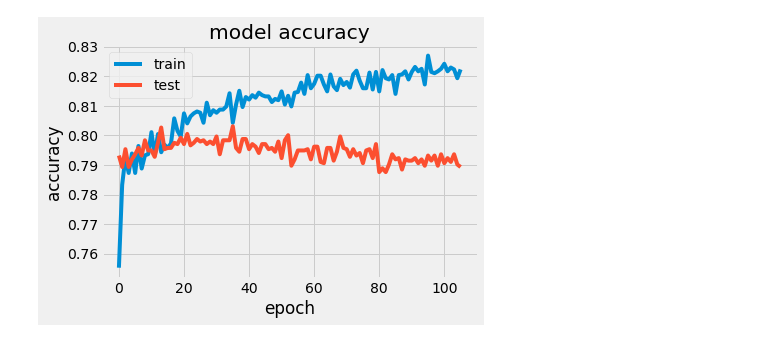
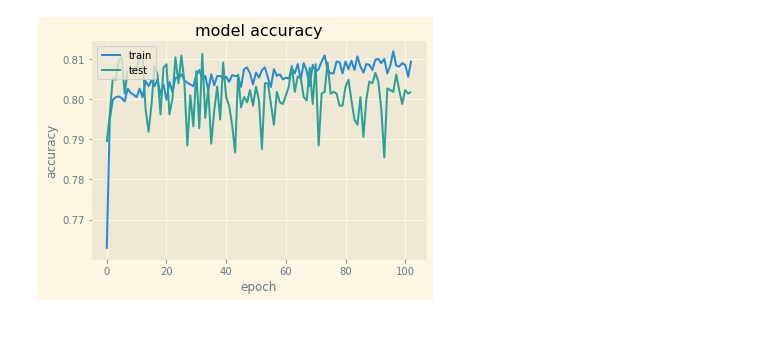
Before and after one commit to et-mill/CSC-495---Telecom-Customer-Churn, a Jupyter notebook: Models/ANN.ipynb, the cells around one changed output. Drawn from its saved outputs; the diff is of its cells as text; code cells hidden in the pictures.

```diff
--- a/Models/ANN.ipynb
+++ b/Models/ANN.ipynb
@@ -1,13 +1,18 @@
 # %%
 import pandas as pd
+import numpy as np
+import seaborn as sns
 from sklearn.model_selection import train_test_split, GridSearchCV
 from sklearn import metrics
 from sklearn.preprocessing import MinMaxScaler
 import matplotlib.pyplot as plt
 import tensorflow as tf
-from tensorflow.python.keras.layers import Dense, Dropout
+from tensorflow.python.keras.layers import Dense
 from tensorflow.python.keras.models import Sequential
-plt.style.use("fivethirtyeight")
+from sklearn.model_selection import KFold
+from sklearn.model_selection import cross_val_score
+from keras.wrappers.scikit_learn import KerasClassifier
+plt.style.use("Solarize_Light2")
 # %%
 churn_data = pd.read_csv('/home/elliot/PycharmProjects/CSC 495 - Telecom Customer Churn/Datasets/telecom_churn_Processed.csv')
 
@@ -22,34 +27,34 @@ X_train_sc = sc.fit_transform(X_train)
 X_test_sc = sc.transform(X_test)
 # %%
 # Model 1
+
 nn_model = Sequential()
-nn_model.add(Dense(64,kernel_regularizer=tf.keras.regularizers.l2(0.001), input_dim=46, activation='relu' ))
-nn_model.add(Dropout(rate=0.2))
-nn_model.add(Dense(8,kernel_regularizer=tf.keras.regularizers.l2(0.001),activation='relu'))
-nn_model.add(Dropout(rate=0.1))
+nn_model.add(Dense(16,kernel_regularizer=tf.keras.regularizers.l2(0.01), input_dim=46, activation='relu'))
 nn_model.add(Dense(1, activation='sigmoid'))
+
 lr_schedule = tf.keras.optimizers.schedules.InverseTimeDecay( 0.001,
       decay_steps=(X_train.shape[0]/32)*50,
       decay_rate=1,
       staircase=False)
 #This time decay means for every 50 epochs the learning rate will be half of 0.001 value
 def get_optimizer():
     return tf.keras.optimizers.Adam(lr_schedule)
 def get_callbacks():
     return [tf.keras.callbacks.EarlyStopping(monitor='val_accuracy',patience=70,restore_best_weights=True)]
+
 nn_model.compile(loss = "binary_crossentropy",
                   optimizer = get_optimizer(),
                   metrics=['accuracy'])
 
 
 history = nn_model.fit(X_train_sc, y_train, validation_data=(X_test_sc, y_test), epochs=150, batch_size=32,   callbacks=get_callbacks(),verbose=0)
 
 plt.plot(history.history['accuracy'])
 plt.plot(history.history['val_accuracy'])
 plt.title('model accuracy')
 plt.ylabel('accuracy')
 plt.xlabel('epoch')
 plt.legend(['train', 'test'], loc='upper left')
 plt.show()
 # %% [output]
-[figure, old version]
+[figure, new version]
```
Also changed, not shown: parts of 4 cells of this notebook, 10 other files.
